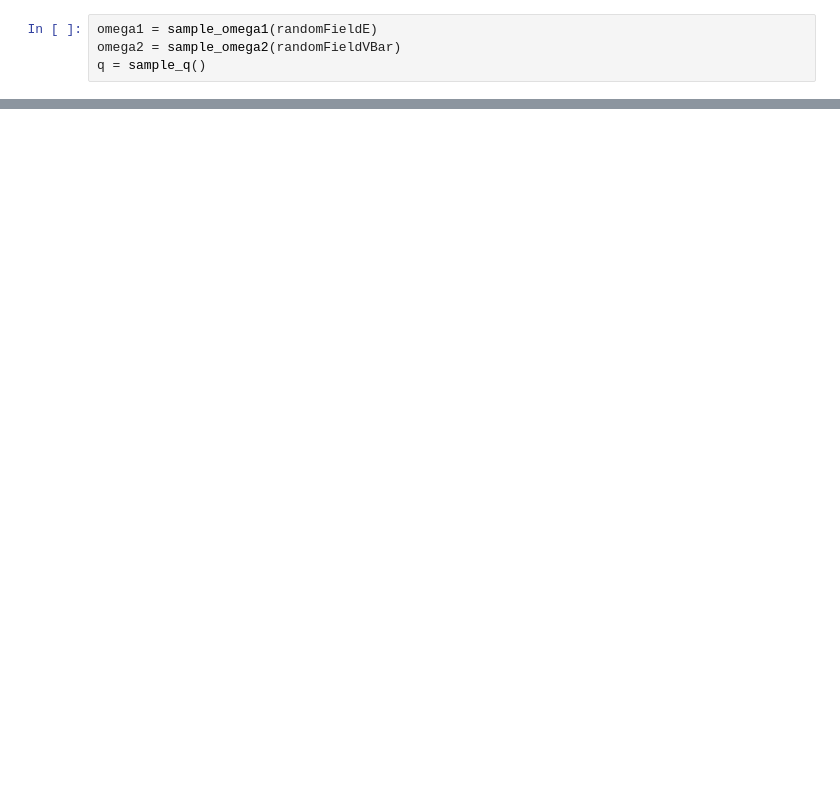
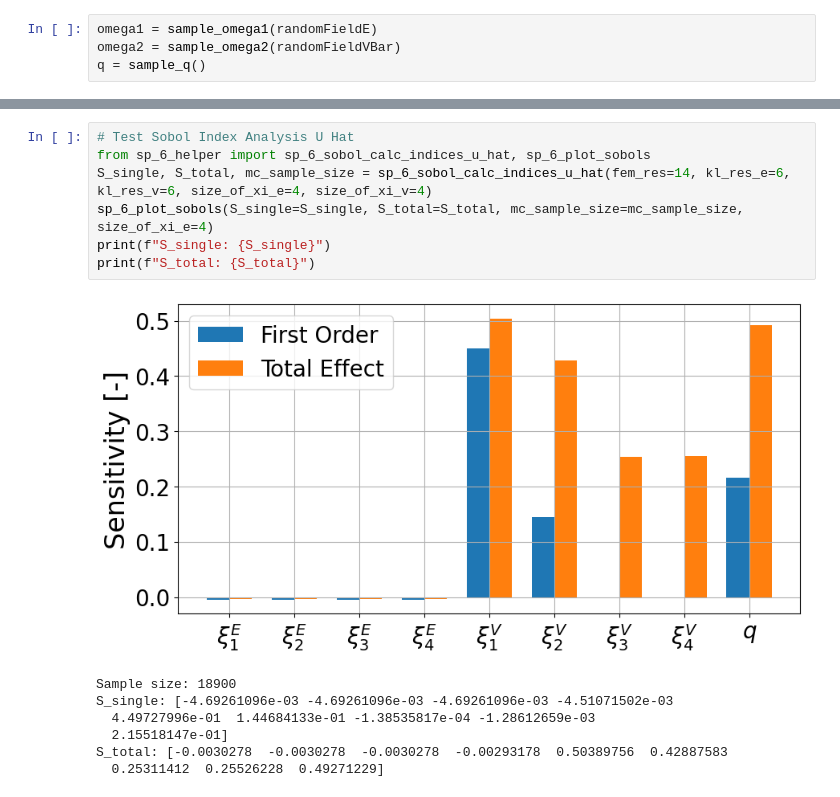
Before and after one commit to EliasReutelsterz/Masterthesis, a Jupyter notebook: steel_plate_problem/sp_6/sp_6_image_creation.ipynb, the cells around one changed output, grey strips where cells are left out. Cells and saved outputs as stored; diff of their text form; blank space fills up the shorter version.

```diff
--- a/steel_plate_problem/sp_6/sp_6_image_creation.ipynb
+++ b/steel_plate_problem/sp_6/sp_6_image_creation.ipynb
@@ -197,0 +230,15 @@ Object cannot be plotted directly, projecting to piecewise linears.
+# %%
+# Test Sobol Index Analysis U Hat
+from sp_6_helper import sp_6_sobol_calc_indices_u_hat, sp_6_plot_sobols
+S_single, S_total, mc_sample_size = sp_6_sobol_calc_indices_u_hat(fem_res=14, kl_res_e=6, kl_res_v=6, size_of_xi_e=4, size_of_xi_v=4)
+sp_6_plot_sobols(S_single=S_single, S_total=S_total, mc_sample_size=mc_sample_size, size_of_xi_e=4)
+print(f"S_single: {S_single}")
+print(f"S_total: {S_total}")
+# %% [output]
+[figure, added]
+Sample size: 18900
+S_single: [-4.69261096e-03 -4.69261096e-03 -4.69261096e-03 -4.51071502e-03
+  4.49727996e-01  1.44684133e-01 -1.38535817e-04 -1.28612659e-03
+  2.15518147e-01]
+S_total: [-0.0030278  -0.0030278  -0.0030278  -0.00293178  0.50389756  0.42887583
+  0.25311412  0.25526228  0.49271229]
```
Also changed, not shown: parts of 7 cells of this notebook, 28 other files.
